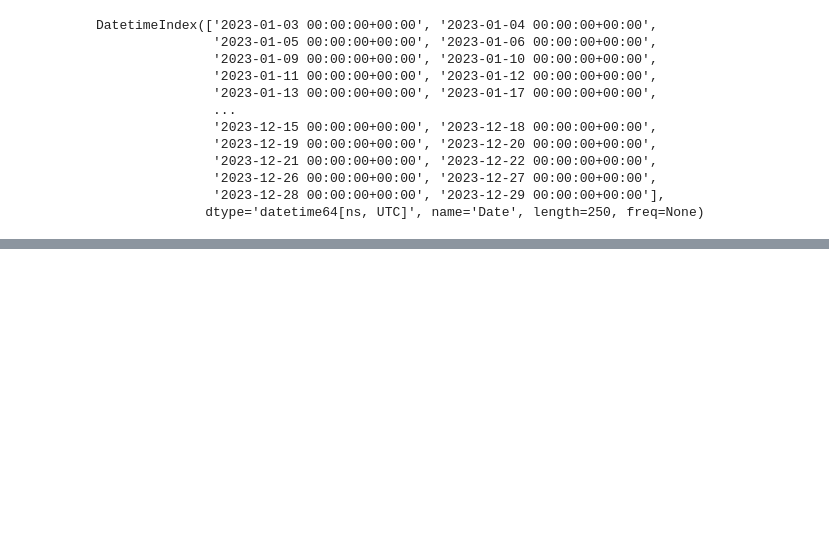
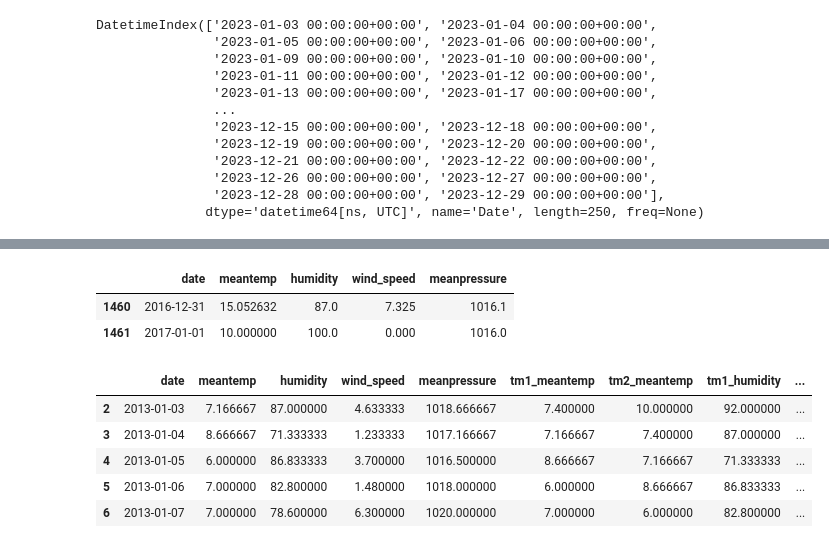
Before and after one commit to khyeee/MyCodingJourney, a Jupyter notebook: GeneralPlayground.ipynb, the cells around one changed output, grey strips where cells are left out. Cells and saved outputs as stored; diff of their text form; code cells hidden in the pictures; blank space fills up the shorter version.

```diff
--- a/GeneralPlayground.ipynb
+++ b/GeneralPlayground.ipynb
@@ -191,0 +256,6 @@ DatetimeIndex(['2023-01-03 00:00:00+00:00', '2023-01-04 00:00:00+00:00',
+# %%
+climate_train_df.tail(2)
+# %% [output]
+|  | date | meantemp | humidity | wind_speed | meanpressure |
+| 1460 | 2016-12-31 | 15.052632 | 87.0 | 7.325 | 1016.1 |
+| 1461 | 2017-01-01 | 10.000000 | 100.0 | 0.000 | 1016.0 |
@@ -191,0 +266,25 @@ DatetimeIndex(['2023-01-03 00:00:00+00:00', '2023-01-04 00:00:00+00:00',
+# %%
+train = climate_train_df.copy()
+train['tm1_meantemp'] = train.meantemp.shift(1)
+train['tm2_meantemp'] = train.meantemp.shift(2)
+train['tm1_humidity'] = train.humidity.shift(1)
+train['tm2_humidity'] = train.humidity.shift(2)
+train['tm1_wind'] = train.wind_speed.shift(1)
+train['tm2_wind'] = train.wind_speed.shift(2)
+train['tm1_meanpress'] = train.meanpressure.shift(1)
+train['tm2_meanpress'] = train.meanpressure.shift(2)
+
+train['f_temp'] = train.meantemp.shift(-1)
+train['f_humidity'] = train.humidity.shift(-1)
+train['f_wind'] = train.wind_speed.shift(-1)
+train['f_pressure'] = train.meanpressure.shift(-1)
+
+train = train.dropna()
+train.head()
+# %% [output]
+|  | date | meantemp | humidity | wind_speed | meanpressure | tm1_meantemp | tm2_meantemp | tm1_humidity | ... |
+| 2 | 2013-01-03 | 7.166667 | 87.000000 | 4.633333 | 1018.666667 | 7.400000 | 10.000000 | 92.000000 | ... |
+| 3 | 2013-01-04 | 8.666667 | 71.333333 | 1.233333 | 1017.166667 | 7.166667 | 7.400000 | 87.000000 | ... |
+| 4 | 2013-01-05 | 6.000000 | 86.833333 | 3.700000 | 1016.500000 | 8.666667 | 7.166667 | 71.333333 | ... |
+| 5 | 2013-01-06 | 7.000000 | 82.800000 | 1.480000 | 1018.000000 | 6.000000 | 8.666667 | 86.833333 | ... |
+| 6 | 2013-01-07 | 7.000000 | 78.600000 | 6.300000 | 1020.000000 | 7.000000 | 6.000000 | 82.800000 | ... |
```
Also changed, not shown: parts of 17 cells of this notebook.
